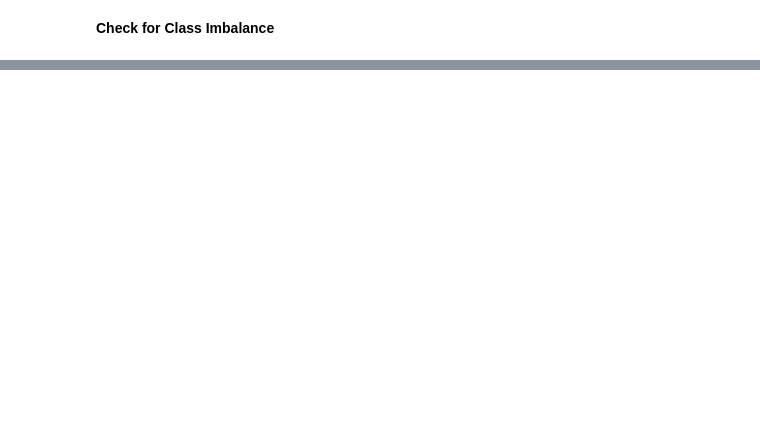
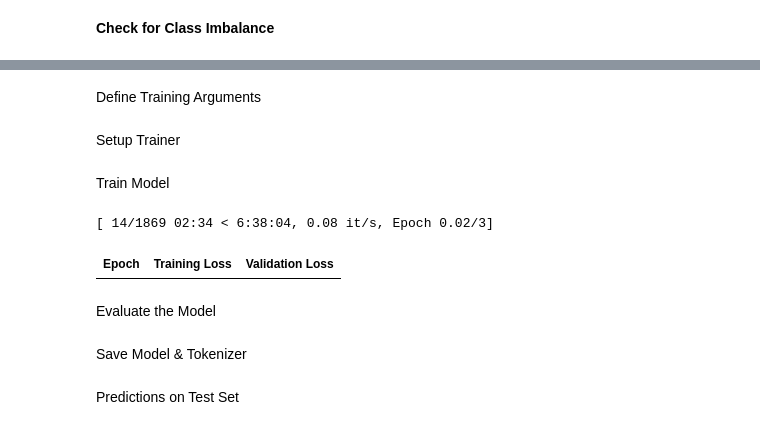
Before and after one commit to akpanitorobong/7120CEM-Natural_Language_Processing, a Jupyter notebook: 7120_CW2.ipynb, the cells around one changed output, grey strips where cells are left out. Saved outputs shown, nothing was run; the diff lists cells and outputs as text; code cells hidden in the pictures; blank space fills up the shorter version.

```diff
--- a/7120_CW2.ipynb
+++ b/7120_CW2.ipynb
@@ -830,0 +705,54 @@ plt.show()
+# %%
+def compute_sarcasm_metrics(pred):
+    labels = pred.label_ids
+    preds = pred.predictions.argmax(-1)
+    precision, recall, f1, _ = precision_recall_fscore_support(labels, preds, average='binary')
+    acc = accuracy_score(labels, preds)
+    return {
+        'accuracy': acc,
+        'f1': f1,
+        'precision': precision,
+        'recall': recall
+    }
+# %% [markdown]
+Define Training Arguments
+# %%
+sarcasm_training_args = TrainingArguments(
+    output_dir='./results/sarcasm_detection',
+    evaluation_strategy='epoch',
+    save_strategy='epoch',
+    learning_rate=2e-5,
+    per_device_train_batch_size=16,
+    per_device_eval_batch_size=16,
+    num_train_epochs=3,
+    weight_decay=0.01,
+    logging_dir='./logs',
+    logging_strategy='steps',
+    logging_steps=10,
+    load_best_model_at_end=True,
+    metric_for_best_model='f1',
+)
+# %% [markdown]
+Setup Trainer
+# %%
+# Replace label column with sarcasm for this model
+train_dataset_sarcasm = train_dataset.rename_column("sarcastic", "labels")
+test_dataset_sarcasm = test_dataset.rename_column("sarcastic", "labels")
+
+sarcasm_trainer = Trainer(
+    model=sarcasm_model,
+    args=sarcasm_training_args,
+    train_dataset=train_dataset_sarcasm,
+    eval_dataset=test_dataset_sarcasm,
+    compute_metrics=compute_sarcasm_metrics
+)
+# %% [markdown]
+Train Model
+# %%
+# Train the sarcasm detector
+sarcasm_trainer.train()
+# %% [output]
+[ 14/1869 02:34 < 6:38:04, 0.08 it/s, Epoch 0.02/3]
+| Epoch | Training Loss | Validation Loss |
+# %% [markdown]
+Evaluate the Model
@@ -830,0 +763,2 @@ plt.show()
+# %% [markdown]
+Save Model & Tokenizer
@@ -830,0 +769,2 @@ plt.show()
+# %% [markdown]
+Predictions on Test Set
```
Also changed, not shown: parts of 88 cells of this notebook.
